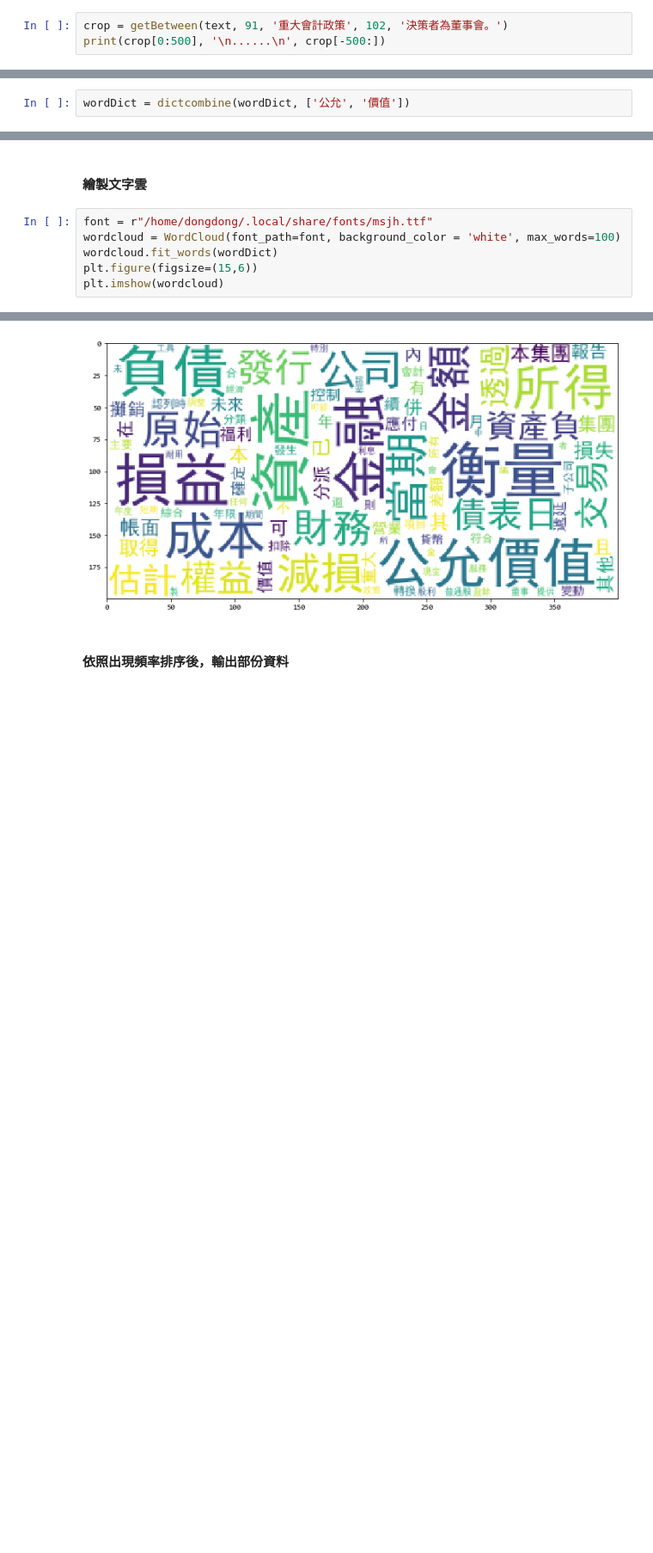
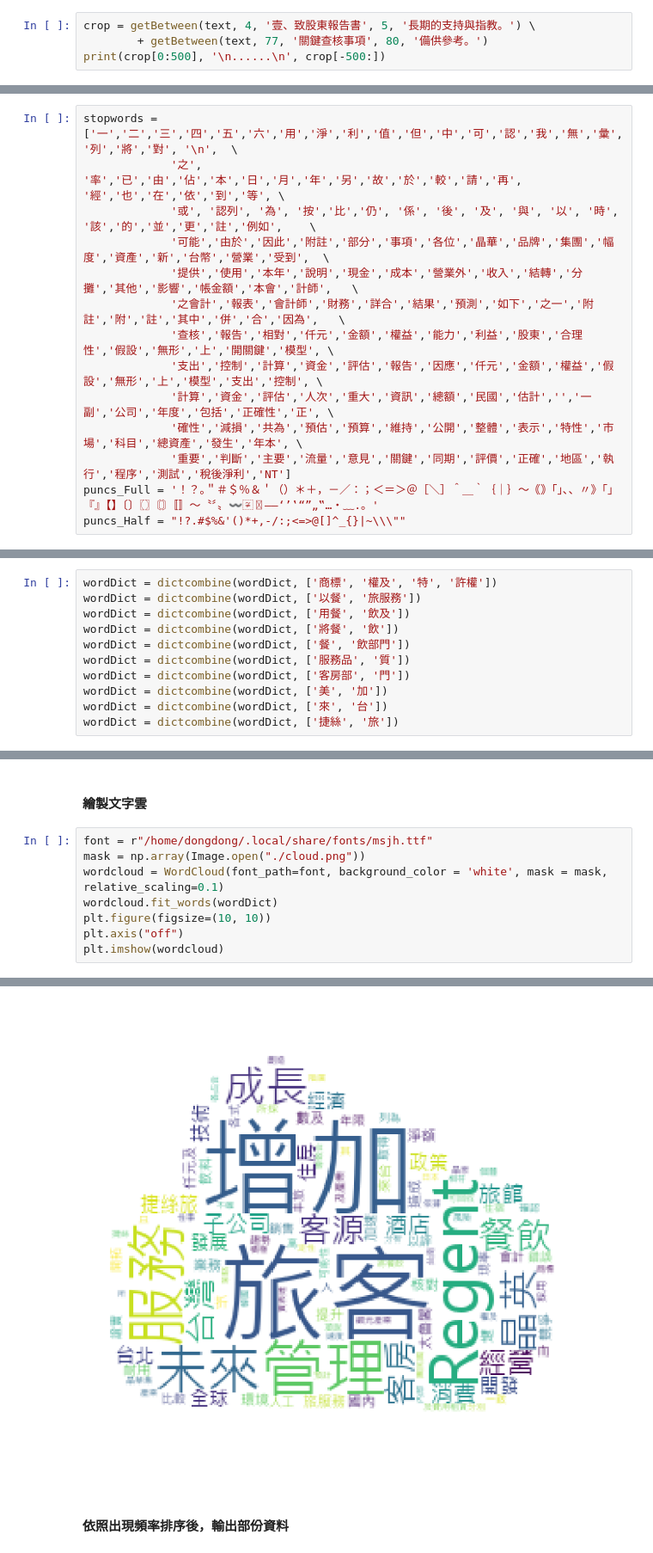
Before and after one commit to snowflakedong/107-1_Python_Project, a Jupyter notebook: Week_4/Class.ipynb, the cells around one changed output, grey strips where cells are left out. Shown at 86% size. Cells and saved outputs as stored; diff of their text form; blank space fills up the shorter version.

```diff
--- a/Week_4/Class.ipynb
+++ b/Week_4/Class.ipynb
@@ -20,6 +22,7 @@ Total Pages :  215
 # %% [markdown]
 #### 設定要擷取的頁面範圍 (頁數) 以及資料特徵 (字串)
 # %%
-crop = getBetween(text, 91, '重大會計政策', 102, '決策者為董事會。')
+crop = getBetween(text, 4, '壹、致股東報告書', 5, '長期的支持與指教。') \
+        + getBetween(text, 77, '關鍵查核事項', 80, '備供參考。')
 print(crop[0:500], '\n......\n', crop[-500:])
 # %% [output]
@@ -50,3 +49,17 @@ puncs_Half = "!?.#$%&'()*+,-/:;<=>@[]^_{}|~\\\""
+# %%
+stopwords = ['一','二','三','四','五','六','用','淨','利','值','但','中','可','認','我','無','彙','列','將','對', '\n',  \
+             '之', '率','已','由','佔','本','日','月','年','另','故','於','較','請','再', '經','也','在','依','到','等', \
+             '或', '認列', '為', '按','比','仍', '係', '後', '及', '與', '以', '時', '該','的','並','更','註','例如',    \
+             '可能','由於','因此','附註','部分','事項','各位','晶華','品牌','集團','幅度','資產','新','台幣','營業','受到',  \
+             '提供','使用','本年','說明','現金','成本','營業外','收入','結轉','分攤','其他','影響','帳金額','本會','計師',   \
+             '之會計','報表','會計師','財務','詳合','結果','預測','如下','之一','附註','附','註','其中','併','合','因為',   \
+             '查核','報告','相對','仟元','金額','權益','能力','利益','股東','合理性','假設','無形','上','開關鍵','模型', \
+             '支出','控制','計算','資金','評估','報告','因應','仟元','金額','權益','假設','無形','上','模型','支出','控制', \
+             '計算','資金','評估','人次','重大','資訊','總額','民國','估計','','一副','公司','年度','包括','正確性','正', \
+             '確性','減損','共為','預估','預算','維持','公開','整體','表示','特性','市場','科目','總資產','發生','年本', \
+             '重要','判斷','主要','流量','意見','關鍵','同期','評價','正確','地區','執行','程序','測試','稅後淨利','NT']
+puncs_Full = '！？｡＂＃＄％＆＇（）＊＋，－／：；＜＝＞＠［＼］＾＿｀｛｜｝～｟｠｢｣､、〃》「」『』【】〔〕〖〗〘〙〚〛〜〝〞〟〰〾〿–—‘’‛“”„‟…‧﹏.。'
+puncs_Half = "!?.#$%&'()*+,-/:;<=>@[]^_{}|~\\\""
 # %% [markdown]
 #### 建立文字詞頻表
 # %%
@@ -65,7 +78,16 @@ Number of word :  1133
 # %% [markdown]
 #### 合併特殊字組
-# %%
-wordDict = dictcombine(wordDict, ['公允', '價值'])
+# %%
+wordDict = dictcombine(wordDict, ['商標', '權及', '特', '許權'])
+wordDict = dictcombine(wordDict, ['以餐', '旅服務'])
+wordDict = dictcombine(wordDict, ['用餐', '飲及'])
+wordDict = dictcombine(wordDict, ['將餐', '飲'])
+wordDict = dictcombine(wordDict, ['餐', '飲部門'])
+wordDict = dictcombine(wordDict, ['服務品', '質'])
+wordDict = dictcombine(wordDict, ['客房部', '門'])
+wordDict = dictcombine(wordDict, ['美', '加'])
+wordDict = dictcombine(wordDict, ['來', '台'])
+wordDict = dictcombine(wordDict, ['捷絲', '旅'])
 # %% [markdown]
 #### 列印部份文字詞頻內容
 # %%
@@ -82,13 +104,15 @@ for i in wordDict.items():
 #### 繪製文字雲
 # %%
 font = r"/home/dongdong/.local/share/fonts/msjh.ttf"
-wordcloud = WordCloud(font_path=font, background_color = 'white', max_words=100)
+mask = np.array(Image.open("./cloud.png"))
+wordcloud = WordCloud(font_path=font, background_color = 'white', mask = mask, relative_scaling=0.1)
 wordcloud.fit_words(wordDict)
-plt.figure(figsize=(15,6))
+plt.figure(figsize=(10, 10))
+plt.axis("off")
 plt.imshow(wordcloud)
 # %% [output]
 <matplotlib.image.AxesImage at 0x...>
-[figure, old version]
+[figure, new version]
 # %% [markdown]
 #### 依照出現頻率排序後，輸出部份資料
 # %%
```
Also changed, not shown: parts of 8 cells of this notebook.
